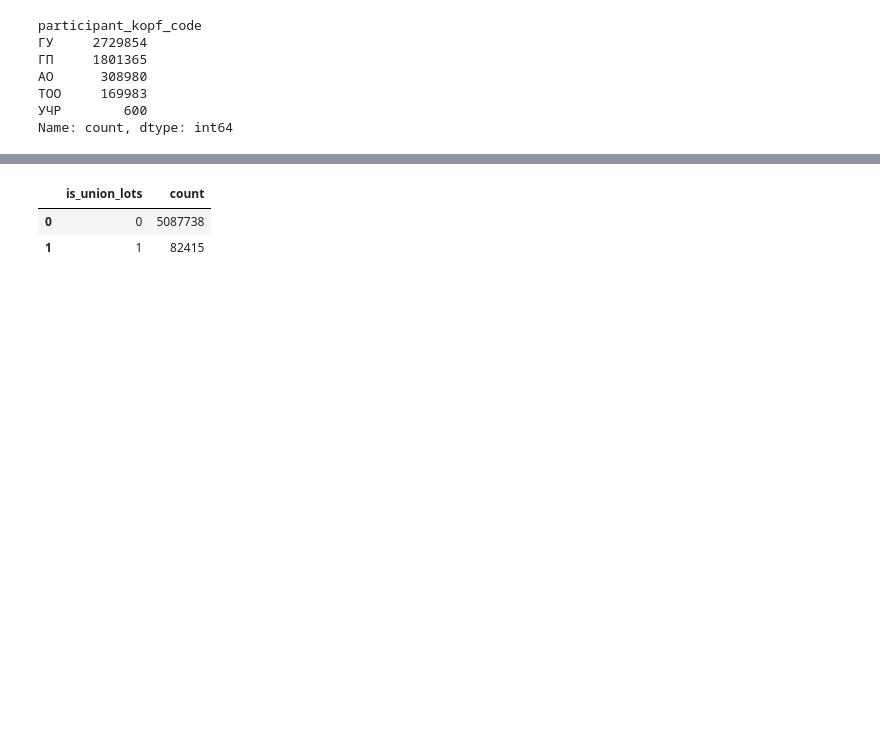
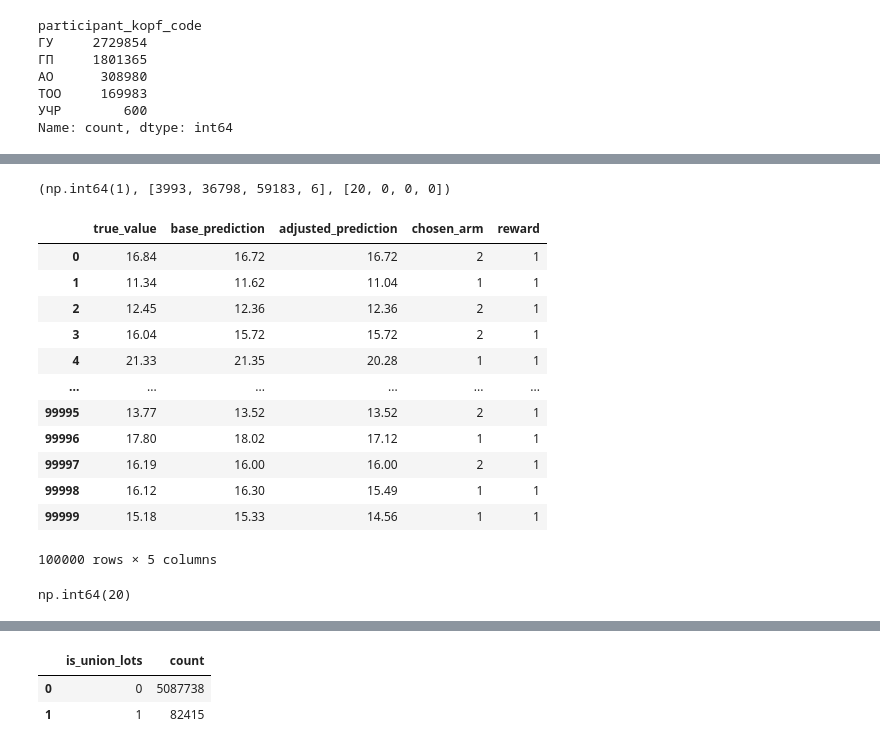
Before and after one commit to savoskin0502/public-procurement-optimization, a Jupyter notebook: dataPreparation.ipynb, the cells around one changed output, grey strips where cells are left out. Drawn from its saved outputs; the diff is of its cells as text; code cells hidden in the pictures; blank space fills up the shorter version.

```diff
--- a/dataPreparation.ipynb
+++ b/dataPreparation.ipynb
@@ -804,0 +881,42 @@ data["has_participant_parent_company"] = data['participant_parent_company'].appl
+# %%
+import statsmodels.api as sm
+
+X_train_with_intercept = sm.add_constant(X_train)
+
+# Fit the regression model using statsmodels
+model = sm.OLS(y_train, X_train_with_intercept).fit()
+
+# Get the summary table
+summary_df = pd.DataFrame({
+    "Feature": ["Intercept"] + list(X_train.columns),
+    "Coefficient": model.params.values,
+    "P-Value": model.pvalues.values,
+    "Standard Error": model.bse.values
+})
+
+# Add Absolute Contribution column for interpretability
+summary_df["Absolute Contribution"] = abs(summary_df["Coefficient"])
+
+# Sort by absolute contribution
+summary_df = summary_df.sort_values(by="Absolute Contribution", ascending=False).reset_index(drop=True)
+
+
+y_pred = model.predict(sm.add_constant(X_test))
+
+mse = mean_squared_error(np.power(2, y_test) + 1, np.power(2, y_pred) + 1)
+r2 = r2_score(np.power(2, y_test) + 1, np.power(2, y_pred) + 1)
+
+summary_df
+
+
+# linreg = LinearRegression()
+# linreg.fit(X_train, y_train)
+
+# # Predict on the test set
+# y_pred = linreg.predict(X_test)
+
+# # Evaluate performance
+# mse = mean_squared_error(np.power(2, y_test) + 1, np.power(2, y_pred) + 1)
+# r2 = r2_score(np.power(2, y_test) + 1, np.power(2, y_pred) + 1)
+
+# mse, r2, np.sqrt(mse), mean_absolute_error(np.power(2, y_test) + 1, np.power(2, y_pred) + 1)
@@ -806,0 +1128,31 @@ data["has_participant_parent_company"] = data['participant_parent_company'].appl
+# %%
+def thompson_sampling_bandit(n_arms, successes, failures):
+    sampled_values = [np.random.beta(successes[i] + 1, failures[i] + 1) for i in range(n_arms)]
+    return np.argmax(sampled_values)
+
+thompson_sampling_bandit(4, successes, failures), successes, failures
+# choose_best_arm([168_651.94])
+# %% [output]
+(np.int64(1), [3993, 36798, 59183, 6], [20, 0, 0, 0])
+# %%
+results_df
+# %% [output]
+|  | true_value | base_prediction | adjusted_prediction | chosen_arm | reward |
+| 0 | 16.84 | 16.72 | 16.72 | 2 | 1 |
+| 1 | 11.34 | 11.62 | 11.04 | 1 | 1 |
+| 2 | 12.45 | 12.36 | 12.36 | 2 | 1 |
+| 3 | 16.04 | 15.72 | 15.72 | 2 | 1 |
+| 4 | 21.33 | 21.35 | 20.28 | 1 | 1 |
+| ... | ... | ... | ... | ... | ... |
+| 99995 | 13.77 | 13.52 | 13.52 | 2 | 1 |
+| 99996 | 17.80 | 18.02 | 17.12 | 1 | 1 |
+| 99997 | 16.19 | 16.00 | 16.00 | 2 | 1 |
+| 99998 | 16.12 | 16.30 | 15.49 | 1 | 1 |
+| 99999 | 15.18 | 15.33 | 14.56 | 1 | 1 |
+100000 rows × 5 columns
+# %%
+(results_df.adjusted_prediction > results_df.true_value).sum()
+
+# (y_pred > y_test).sum(), ((y_pred > y_test).sum() / len(y_test)) * 100, mean_absolute_error(np.power(2, y_test) + 1, np.power(2, y_pred) + 1)
+# %% [output]
+np.int64(20)
```
Also changed, not shown: parts of 19 cells of this notebook, 1 other file.
